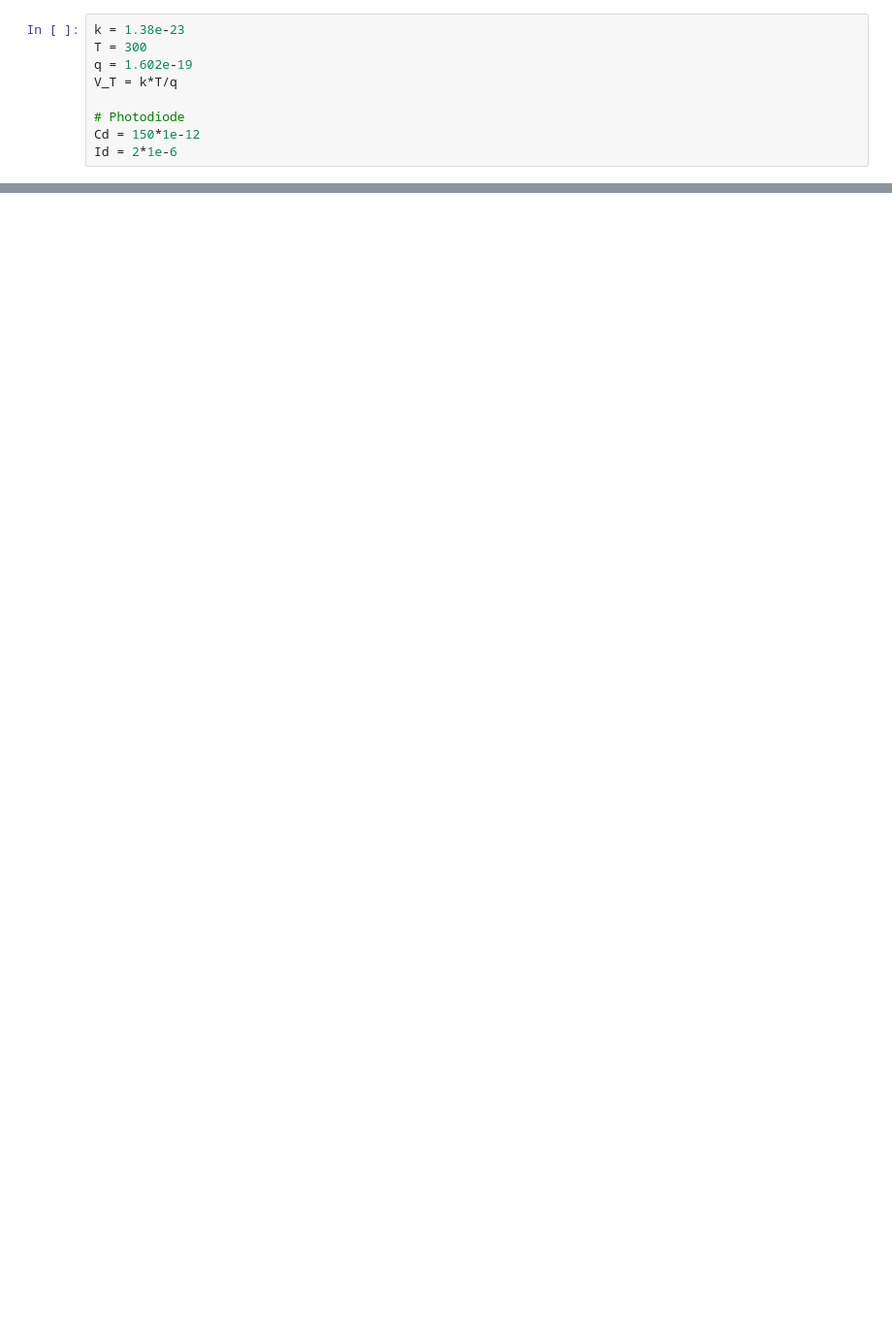
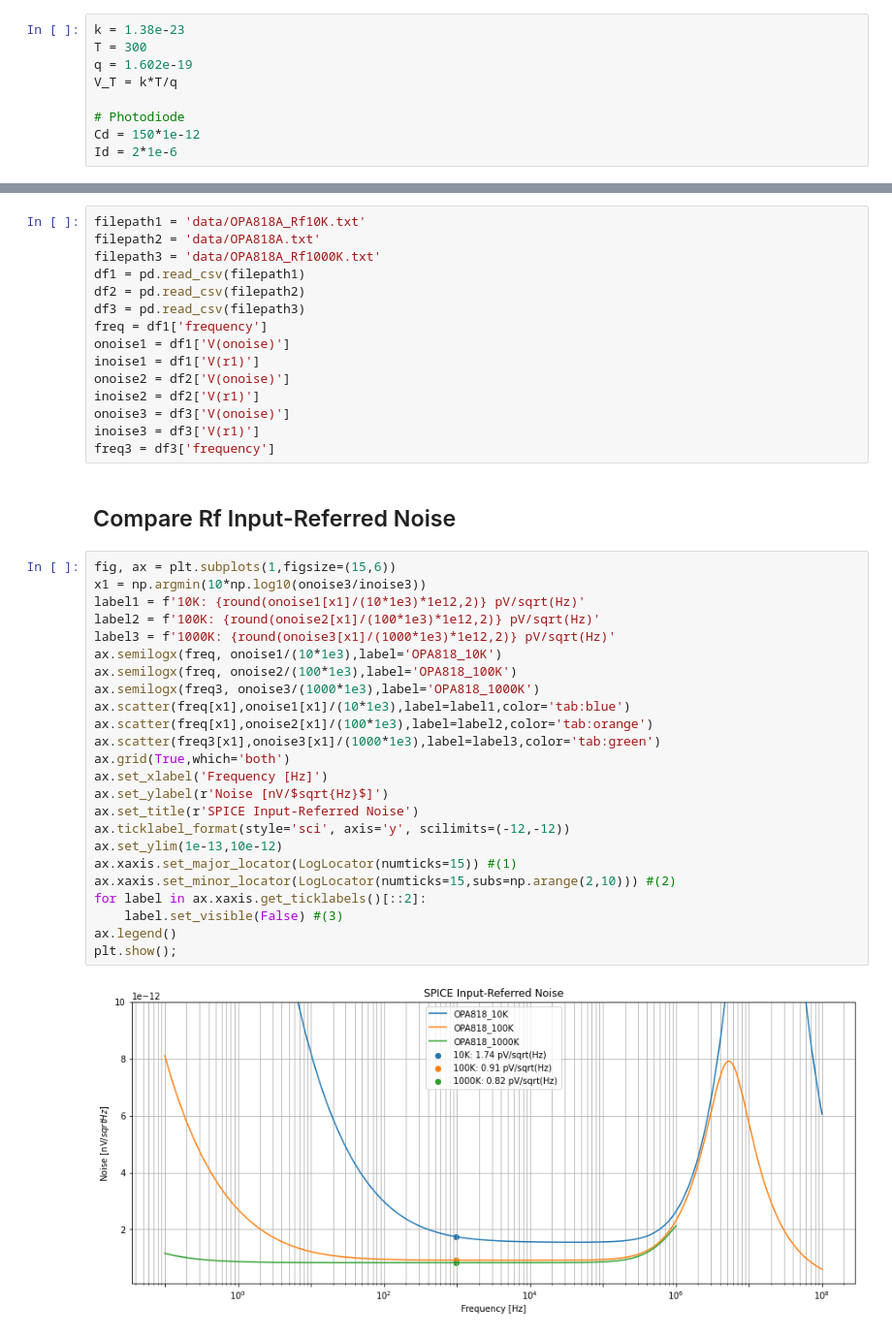
Before and after one commit to kegedy/EE538.1, a Jupyter notebook: kevin/project/check-in-presentation.ipynb, the cells around one changed output, grey strips where cells are left out. Shown: that part at 97% size. Drawn from its saved outputs; the diff is of its cells as text; blank space fills up the shorter version.

```diff
--- a/kevin/project/check-in-presentation.ipynb
+++ b/kevin/project/check-in-presentation.ipynb
@@ -416,0 +298,43 @@ Need additional stages. Best TIA's have performance on the order of $\sim 1 \tex
+# %%
+filepath1 = 'data/OPA818A_Rf10K.txt'
+filepath2 = 'data/OPA818A.txt'
+filepath3 = 'data/OPA818A_Rf1000K.txt'
+df1 = pd.read_csv(filepath1)
+df2 = pd.read_csv(filepath2)
+df3 = pd.read_csv(filepath3)
+freq = df1['frequency']
+onoise1 = df1['V(onoise)']
+inoise1 = df1['V(r1)']
+onoise2 = df2['V(onoise)']
+inoise2 = df2['V(r1)']
+onoise3 = df3['V(onoise)']
+inoise3 = df3['V(r1)']
+freq3 = df3['frequency']
+# %% [markdown]
+## Compare Rf Input-Referred Noise
+# %%
+fig, ax = plt.subplots(1,figsize=(15,6))
+x1 = np.argmin(10*np.log10(onoise3/inoise3))
+label1 = f'10K: {round(onoise1[x1]/(10*1e3)*1e12,2)} pV/sqrt(Hz)'
+label2 = f'100K: {round(onoise2[x1]/(100*1e3)*1e12,2)} pV/sqrt(Hz)'
+label3 = f'1000K: {round(onoise3[x1]/(1000*1e3)*1e12,2)} pV/sqrt(Hz)'
+ax.semilogx(freq, onoise1/(10*1e3),label='OPA818_10K')
+ax.semilogx(freq, onoise2/(100*1e3),label='OPA818_100K')
+ax.semilogx(freq3, onoise3/(1000*1e3),label='OPA818_1000K')
+ax.scatter(freq[x1],onoise1[x1]/(10*1e3),label=label1,color='tab:blue')
+ax.scatter(freq[x1],onoise2[x1]/(100*1e3),label=label2,color='tab:orange')
+ax.scatter(freq3[x1],onoise3[x1]/(1000*1e3),label=label3,color='tab:green')
+ax.grid(True,which='both')
+ax.set_xlabel('Frequency [Hz]')
+ax.set_ylabel(r'Noise [nV/$sqrt{Hz}$]')
+ax.set_title(r'SPICE Input-Referred Noise')
+ax.ticklabel_format(style='sci', axis='y', scilimits=(-12,-12))
+ax.set_ylim(1e-13,10e-12)
+ax.xaxis.set_major_locator(LogLocator(numticks=15)) #(1)
+ax.xaxis.set_minor_locator(LogLocator(numticks=15,subs=np.arange(2,10))) #(2)
+for label in ax.xaxis.get_ticklabels()[::2]:
+    label.set_visible(False) #(3)
+ax.legend()
+plt.show();
+# %% [output]
+[figure, added]
```
Also changed, not shown: parts of 48 cells of this notebook, 28 other files.
